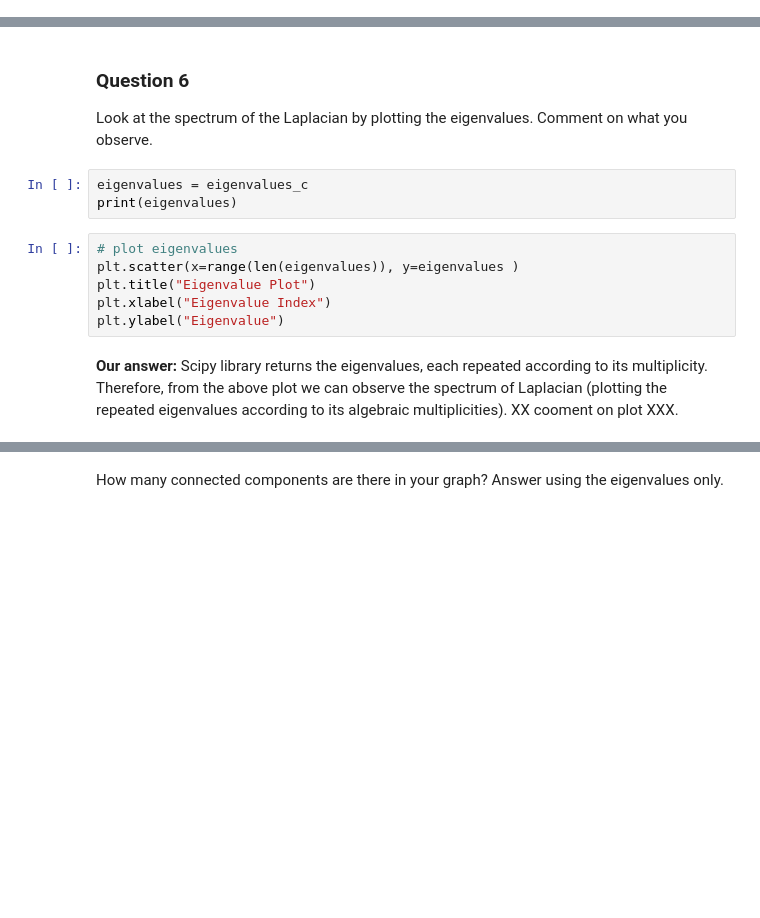
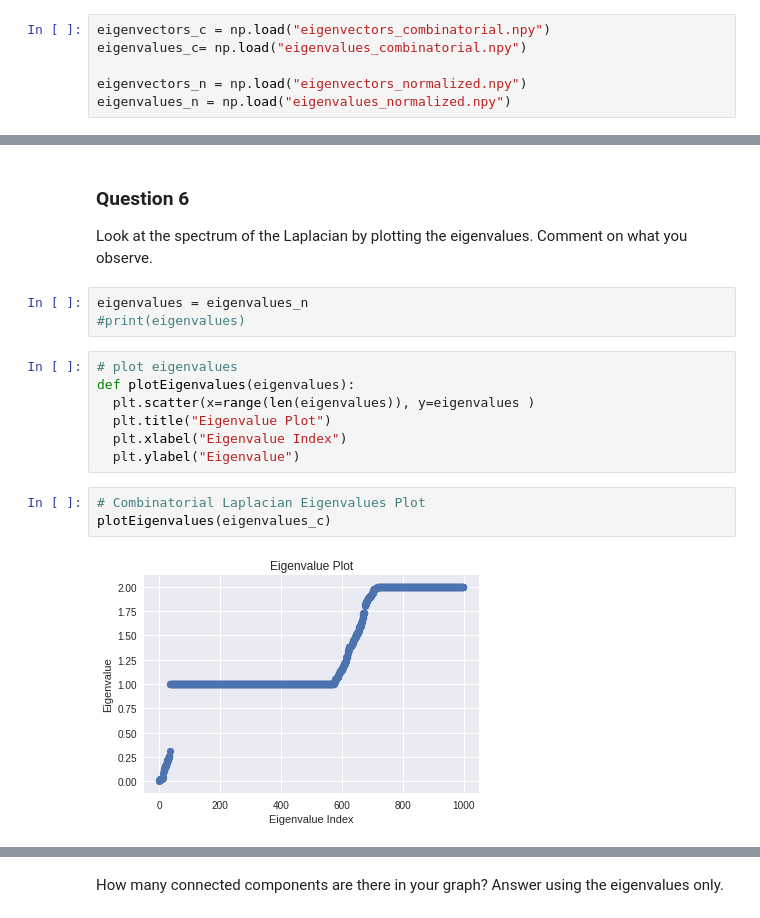
Before and after one commit to ilijagjorgjiev/ntds2018_team50, a Jupyter notebook: milestones/3_spectral_graph_theory.ipynb, the cells around one changed output, grey strips where cells are left out. Cells and saved outputs as stored; diff of their text form; blank space fills up the shorter version.

```diff
--- a/milestones/3_spectral_graph_theory.ipynb
+++ b/milestones/3_spectral_graph_theory.ipynb
@@ -128,3 +126,9 @@ Justify your choice of eigensolver.
+# %%
+eigenvectors_c = np.load("eigenvectors_combinatorial.npy")
+eigenvalues_c= np.load("eigenvalues_combinatorial.npy")
+
+eigenvectors_n = np.load("eigenvectors_normalized.npy")
+eigenvalues_n = np.load("eigenvalues_normalized.npy")
 # %% [markdown]
 **Your answer here.**
 
@@ -163,14 +167,17 @@ What is the value of $u_0$, both for the combinatorial and normalized Laplacians
 Look at the spectrum of the Laplacian by plotting the eigenvalues.
 Comment on what you observe.
 # %%
-eigenvalues = eigenvalues_c
-print(eigenvalues)
+eigenvalues = eigenvalues_n
+#print(eigenvalues)
 # %%
 # plot eigenvalues
-plt.scatter(x=range(len(eigenvalues)), y=eigenvalues )
-plt.title("Eigenvalue Plot")
-plt.xlabel("Eigenvalue Index")
-plt.ylabel("Eigenvalue")
+def plotEigenvalues(eigenvalues):
+  plt.scatter(x=range(len(eigenvalues)), y=eigenvalues )
+  plt.title("Eigenvalue Plot")
+  plt.xlabel("Eigenvalue Index")
+  plt.ylabel("Eigenvalue")
-# %% [markdown]
-**Our answer:** Scipy library returns the eigenvalues, each repeated according to its multiplicity. Therefore, from the above plot we can observe the spectrum of Laplacian (plotting the repeated eigenvalues according to its algebraic multiplicities).
-XX cooment on plot XXX.
+# %%
+# Combinatorial Laplacian Eigenvalues Plot
+plotEigenvalues(eigenvalues_c)
+# %% [output]
+[figure, added]
```
Also changed, not shown: parts of 32 cells of this notebook.
